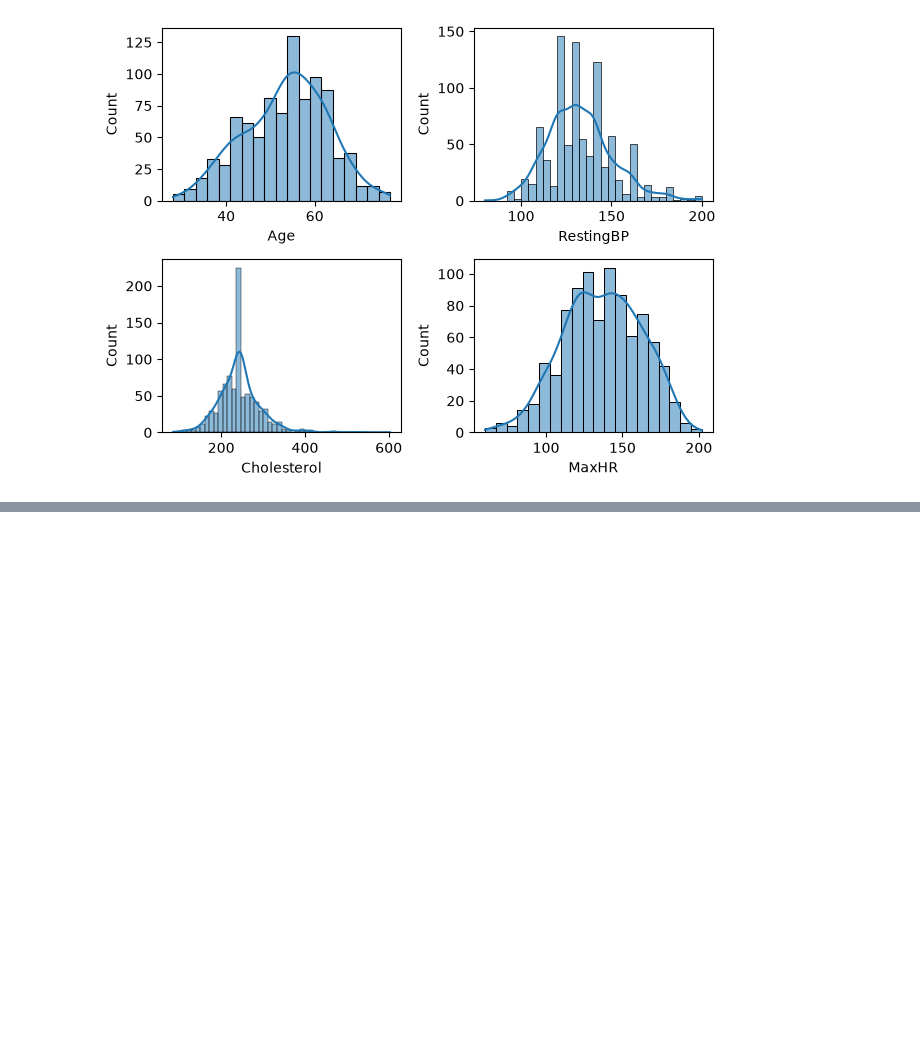
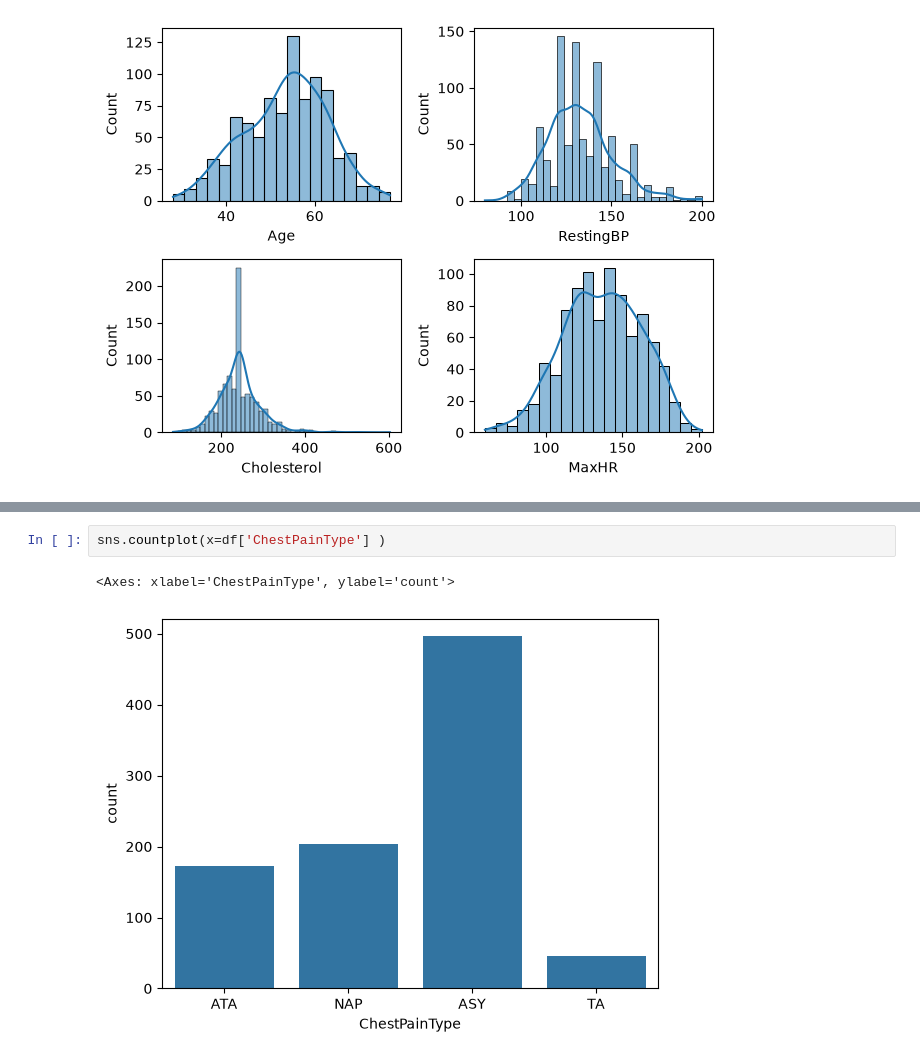
Before and after one commit to OmkarParhad88/Machine-learning, a Jupyter notebook: heart.ipynb, the cells around one changed output, grey strips where cells are left out. Saved outputs shown, nothing was run; the diff lists cells and outputs as text; blank space fills up the shorter version.

```diff
--- a/heart.ipynb
+++ b/heart.ipynb
@@ -151,0 +157,5 @@ plt.tight_layout()
+# %%
+sns.countplot(x=df['ChestPainType'] )
+# %% [output]
+<Axes: xlabel='ChestPainType', ylabel='count'>
+[figure, added]
```
Also changed, not shown: parts of 7 cells of this notebook, 1 other file.
